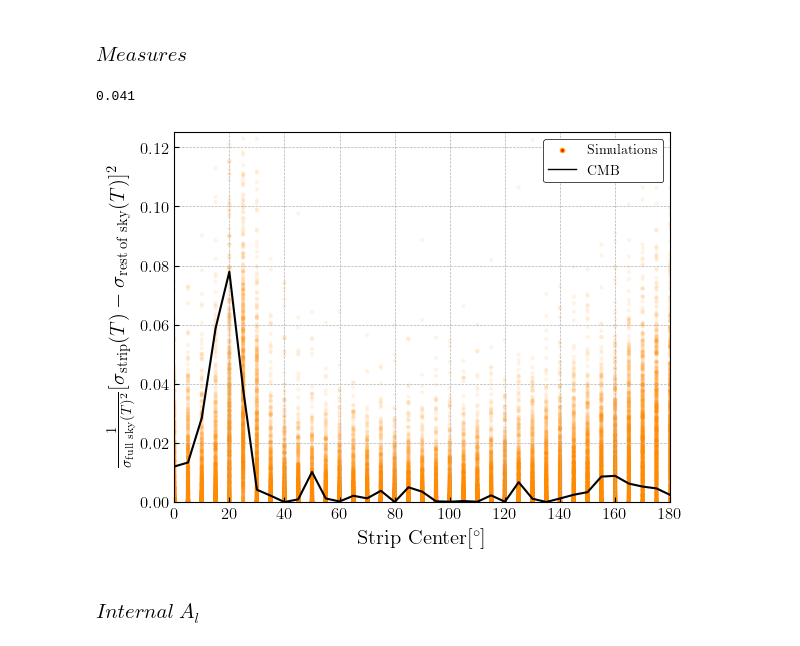
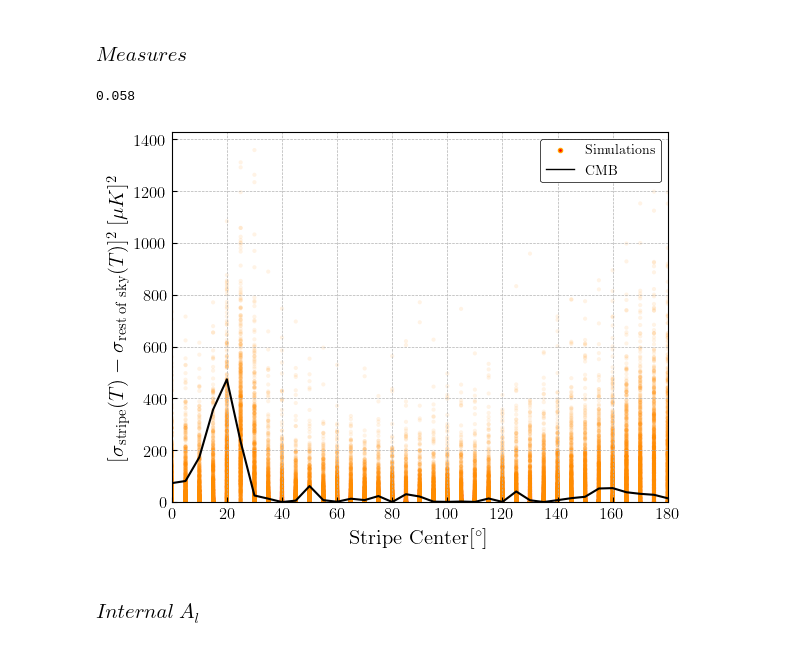
Before and after one commit to jamshidi3d/cmb_anomaly_detection, a Jupyter notebook: plotting.ipynb, the cells around one changed output. Cells and saved outputs as stored; diff of their text form; code cells hidden in the pictures.

Commit message:
stripe terminology approved

```diff
--- a/plotting.ipynb
+++ b/plotting.ipynb
@@ -33,8 +33,8 @@ def custom_save_fig(fig, **kwargs):
 kwargs = {
 'base_path':    './output/measure_results_mac_dir/',
 'dir_cap_size': 30,
-'geom_flag':    cau.const.STRIP_FLAG,
-'measure_flag': cau.const.NORM_D_STD2_FLAG,
+'geom_flag':    cau.const.STRIPE_FLAG,
+'measure_flag': cau.const.D_STD2_FLAG,
 'is_masked':    False,
 'observable':   cau.const.OBS_T,
 'tpcf_mode':    cau.const.TPCF_TT,
@@ -59,35 +59,35 @@ with plt.style.context('bmh'):
                 marker='.', edgecolors='none', linewidths=1, c='darkorange', alpha=.1)
     # CMB
     ax.plot(geom_range[screen], cmb_measure[screen], color='k', linewidth=1.5)
     # Labels
     ax.set_xlabel(cau.output.get_xlabel_tex(**kwargs), size=15)
     ax.set_ylabel(cau.output.get_ylabel_tex(**kwargs), size=15)
     # ax.set_title(cau.output.get_title_tex(**kwargs), y = 1.04)
     # Limits
     if kwargs.get('geom_flag') == cau.const.CAP_FLAG:
         ax.set_xlim(xmin = 15, xmax = 165)
     else:
         ax.set_xlim(xmin = 0, xmax = 180)
     if kwargs.get('measure_flag') in [cau.const.D_STD2_FLAG, cau.const.NORM_D_STD2_FLAG, cau.const.D_CORR2_FLAG]:
         ax.set_ylim(ymin = 0)
     # ax.set_ylim(ymin = 0, ymax = .1250)
     # Legends
     sample_curves = [
         Line2D([0], [0], ls='none', color='orange', lw=1, marker='.', markerfacecolor='r'),
         Line2D([0], [0], ls='-', color='k', lw=1),
         ]
     ax.legend(sample_curves, [r'Simulations', r'CMB'], loc=1)
     ax.set_facecolor('white')
     # Axis colors
     for spine in ax.spines.keys(): ax.spines[spine].set_color('k')
     # Save fig
     custom_save_fig(fig, **kwargs)
 
 print(p_value / 1000)
 plt.show()
 # %% [output]
-0.041
+0.058
-[figure, old version]
+[figure, new version]
 # %% [markdown]
 ### $Internal$  $A_l$
 # %%
```
Also changed, not shown: parts of 3 cells of this notebook, 9 other files.
